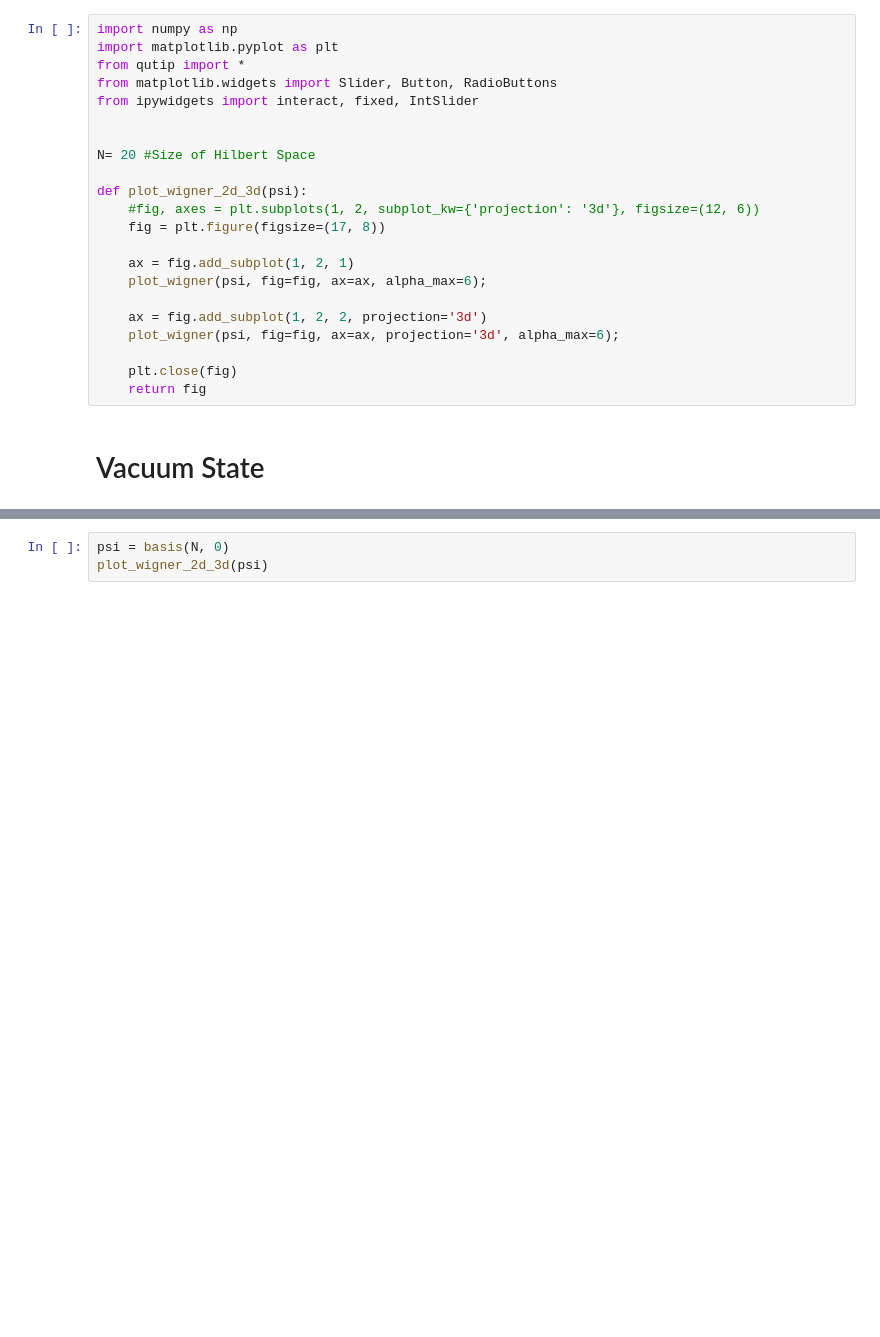
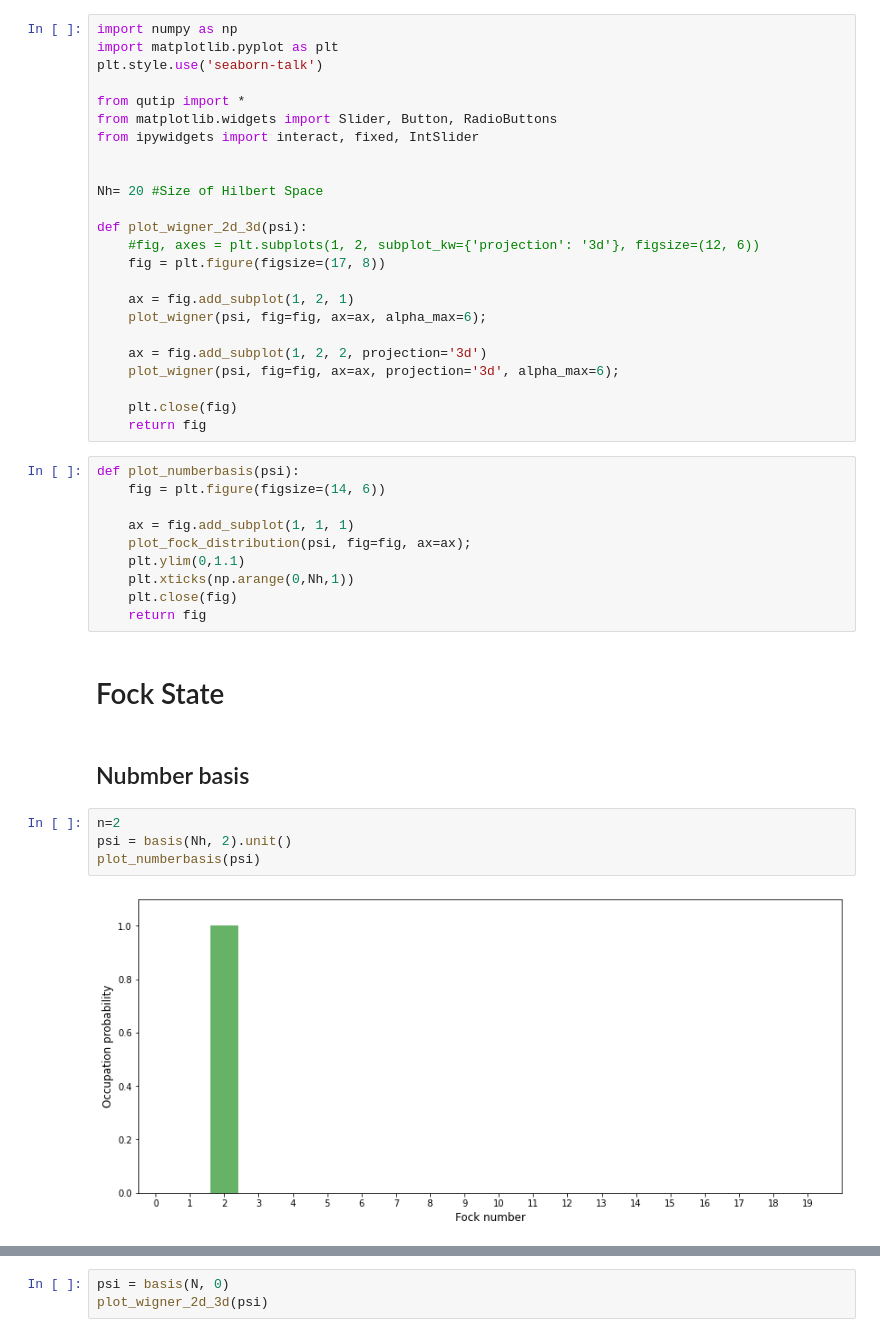
Before and after one commit to sraeisi/QuantumOptics, a Jupyter notebook: Quantum_Optics_Wigner_function.ipynb, the cells around one changed output, grey strips where cells are left out. Saved outputs shown, nothing was run; the diff lists cells and outputs as text; blank space fills up the shorter version.

Commit message:
Added the Fock basis visualization.

```diff
--- a/Quantum_Optics_Wigner_function.ipynb
+++ b/Quantum_Optics_Wigner_function.ipynb
@@ -6,12 +22,14 @@
 # %%
 import numpy as np
 import matplotlib.pyplot as plt
+plt.style.use('seaborn-talk')
+
 from qutip import *
 from matplotlib.widgets import Slider, Button, RadioButtons
 from ipywidgets import interact, fixed, IntSlider
 
 
-N= 20 #Size of Hilbert Space
+Nh= 20 #Size of Hilbert Space
 
 def plot_wigner_2d_3d(psi):
     #fig, axes = plt.subplots(1, 2, subplot_kw={'projection': '3d'}, figsize=(12, 6))
@@ -25,5 +43,23 @@ def plot_wigner_2d_3d(psi):
 
     plt.close(fig)
     return fig
+# %%
+def plot_numberbasis(psi):
+    fig = plt.figure(figsize=(14, 6))
+
+    ax = fig.add_subplot(1, 1, 1)
+    plot_fock_distribution(psi, fig=fig, ax=ax);
+    plt.ylim(0,1.1)
+    plt.xticks(np.arange(0,Nh,1))
+    plt.close(fig)
+    return fig
 # %% [markdown]
-# Vacuum State
+# Fock State
+# %% [markdown]
+## Nubmber basis
+# %%
+n=2
+psi = basis(Nh, 2).unit()
+plot_numberbasis(psi)
+# %% [output]
+[figure, added]
```
Also changed, not shown: parts of 25 cells of this notebook.
